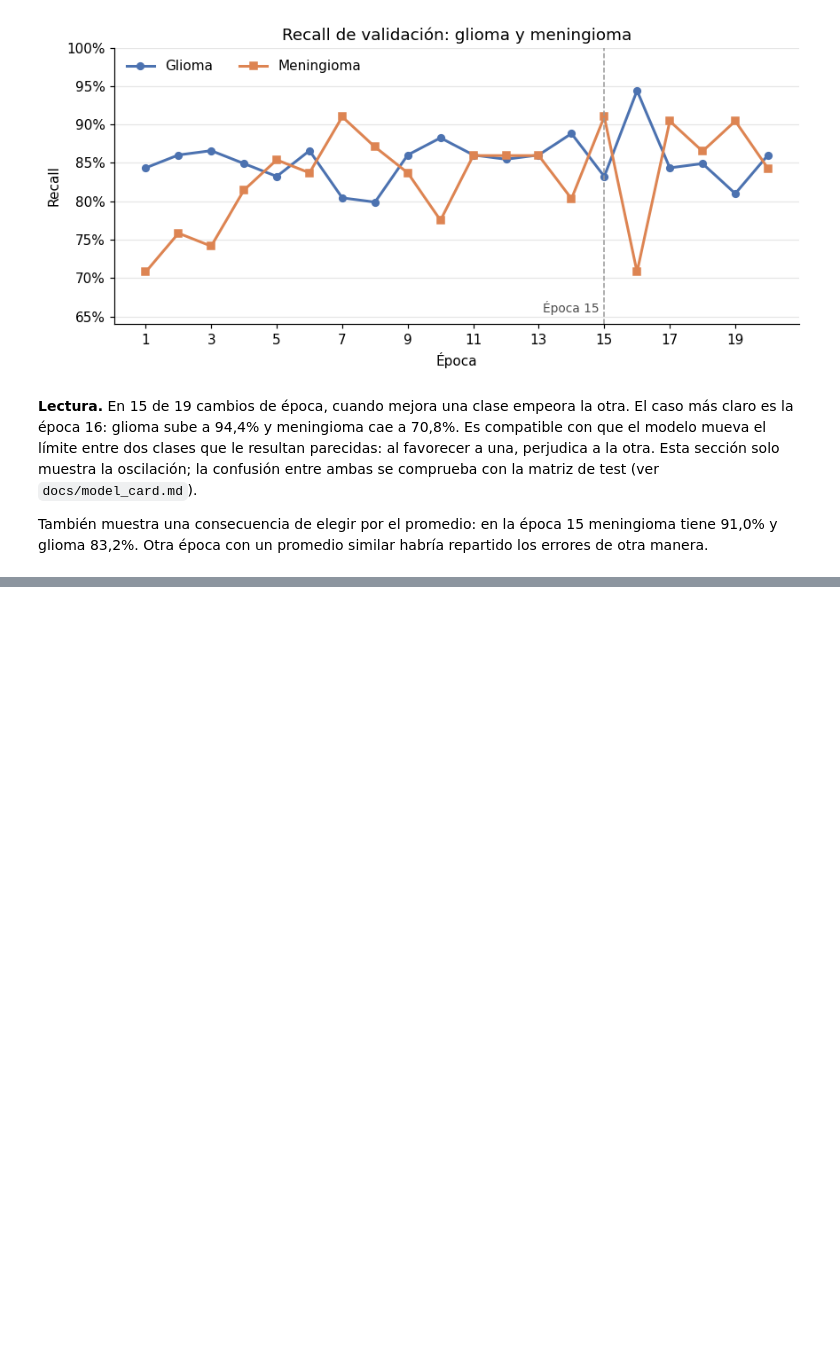
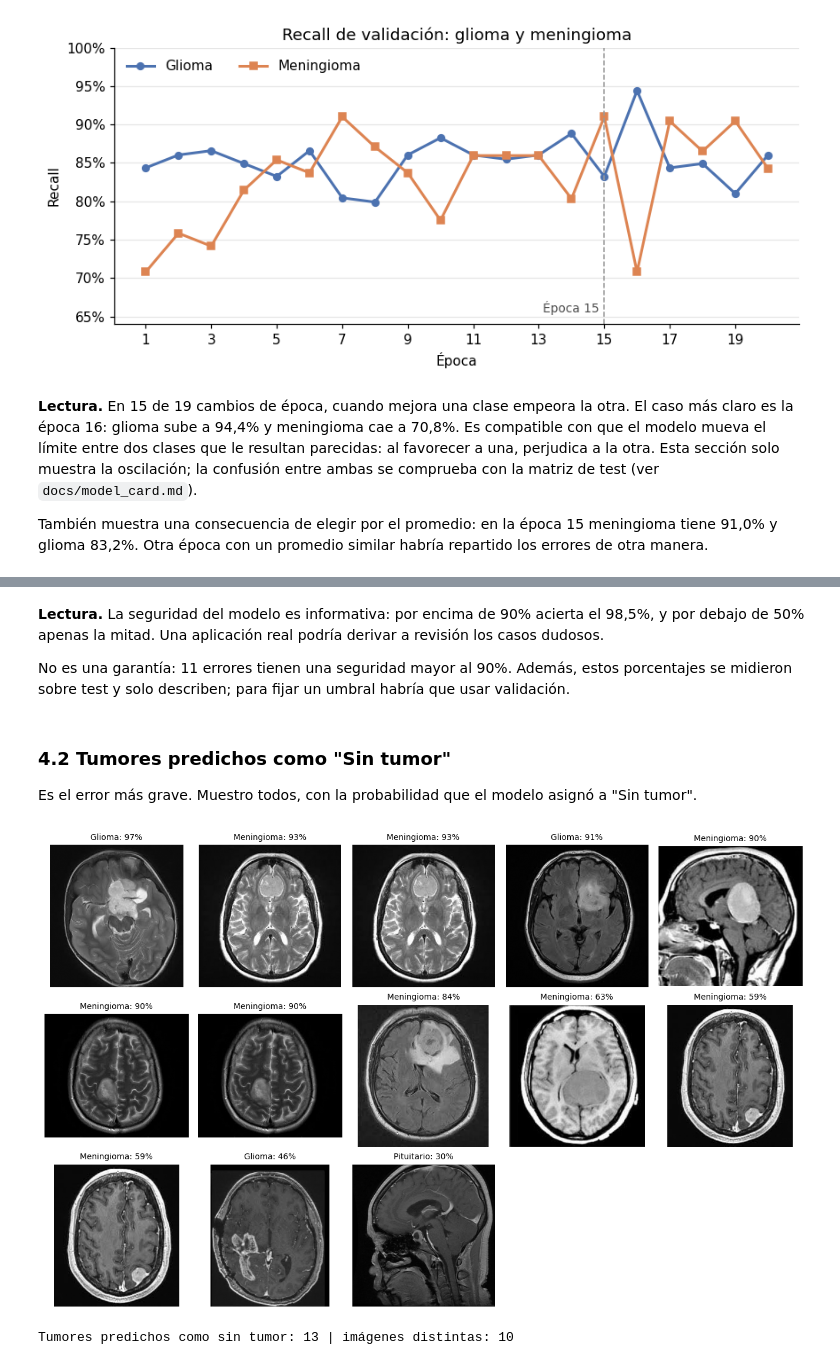
Before and after one commit to franvg99/mri-tumor-classifier, a Jupyter notebook: notebooks/03_model_experiments.ipynb, the cells around one changed output, grey strips where cells are left out. Drawn from its saved outputs; the diff is of its cells as text; code cells hidden in the pictures; blank space fills up the shorter version.

Commit message:
Notebook 03: evaluación, análisis de errores y prueba de brillo, ejecutados
Co-Authored-By: Claude Opus 5.5 <noreply@anthropic.com>

```diff
--- a/notebooks/03_model_experiments.ipynb
+++ b/notebooks/03_model_experiments.ipynb
@@ -344,0 +486,15 @@ manera.
+# %%
+errores = df_test.assign(
+    prediccion=[CLASES[i] for i in y_pred],
+    seguridad=y_proba.max(axis=1),
+    acierto=y_true == y_pred,
+    lado=[min(Image.open(p).size) for p in df_test["path"]],
+)[nuevas].reset_index(drop=True)
+proba_nuevas = y_proba[nuevas]
+
+rangos = pd.cut(errores["seguridad"], [0, 0.5, 0.7, 0.9, 1.0], labels=["hasta 50%", "50 a 70%", "70 a 90%", "más de 90%"])
+resumen = errores.groupby(rangos, observed=True)["acierto"].agg(imágenes="count", aciertos="sum")
+resumen["errores"] = resumen["imágenes"] - resumen["aciertos"]
+resumen["% de aciertos"] = (resumen["aciertos"] / resumen["imágenes"] * 100).round(1)
+print(f"Errores totales: {(~errores['acierto']).sum()}")
+resumen
@@ -344,0 +509,31 @@ manera.
+# %% [markdown]
+**Lectura.** La seguridad del modelo es informativa: por encima de 90% acierta el 98,5%, y por
+debajo de 50% apenas la mitad. Una aplicación real podría derivar a revisión los casos dudosos.
+
+No es una garantía: 11 errores tienen una seguridad mayor al 90%. Además, estos porcentajes se
+midieron sobre test y solo describen; para fijar un umbral habría que usar validación.
+# %% [markdown]
+### 4.2 Tumores predichos como "Sin tumor"
+
+Es el error más grave. Muestro todos, con la probabilidad que el modelo asignó a "Sin
+tumor".
+# %%
+graves = errores[(errores["clase"] != "notumor") & (errores["prediccion"] == "notumor")]
+graves = graves.sort_values("seguridad", ascending=False)
+
+fig, ax = plt.subplots(3, 5, figsize=(12, 7.6))
+for a, r in zip(ax.flat, graves.itertuples()):
+    a.imshow(Image.open(r.path).convert("L"), cmap="gray")
+    a.set_title(f"{eda.ETIQUETAS[r.clase]}: {r.seguridad:.0%}", fontsize=9)
+for a in ax.flat:
+    a.axis("off")
+plt.tight_layout()
+plt.show()
+# %% [output]
+[figure, added]
+# %%
+vectores_graves = vectores_de_comparacion(graves["path"])
+repetidas = np.triu(vectores_graves @ vectores_graves.T >= UMBRAL_COPIA, k=1).any(axis=0).sum()
+print(f"Tumores predichos como sin tumor: {len(graves)} | imágenes distintas: {len(graves) - repetidas}")
+# %% [output]
+Tumores predichos como sin tumor: 13 | imágenes distintas: 10
```
Also changed, not shown: parts of 27 cells of this notebook.
